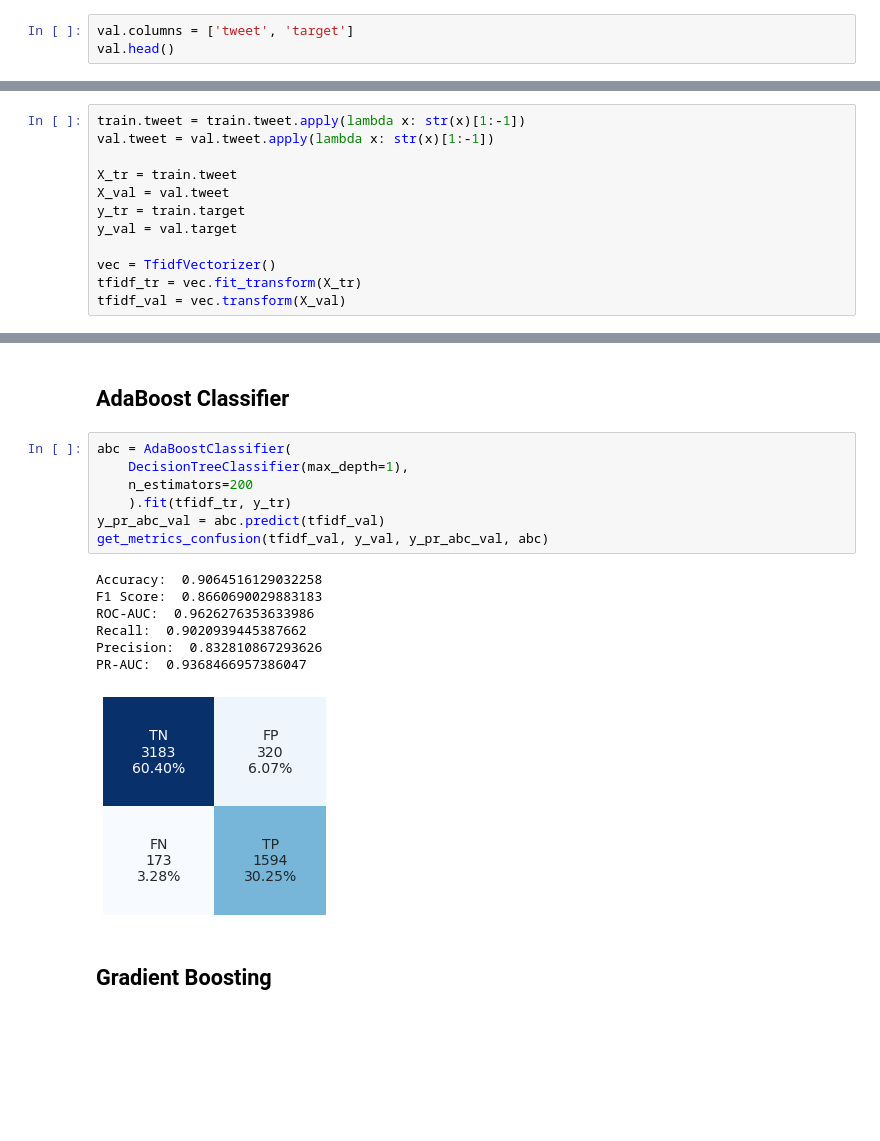
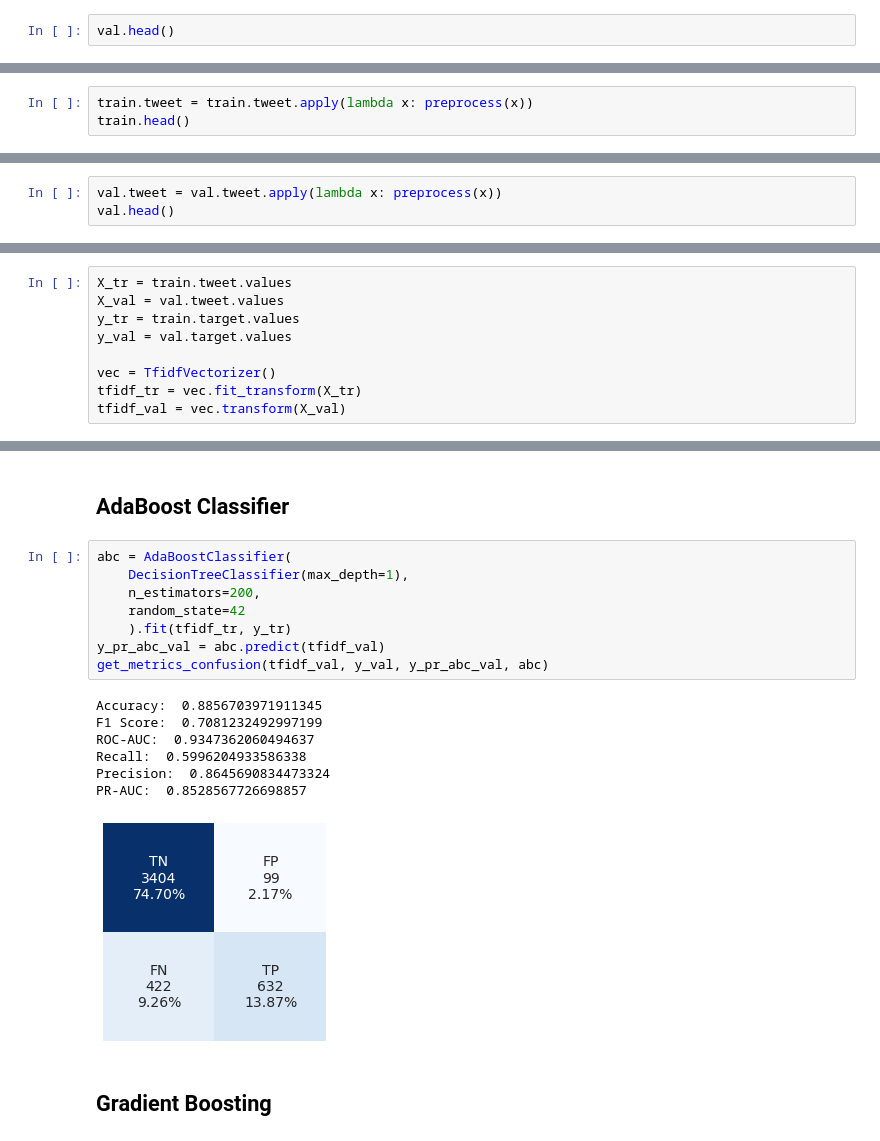
Before and after one commit to datascisteven/Automated-Hate-Tweet-Detection, a Jupyter notebook: notebooks/balanced_modeling.ipynb, the cells around one changed output, grey strips where cells are left out. Saved outputs shown, nothing was run; the diff lists cells and outputs as text; blank space fills up the shorter version.

```diff
--- a/notebooks/balanced_modeling.ipynb
+++ b/notebooks/balanced_modeling.ipynb
@@ -47,6 +58,5 @@ train.target.value_counts()
 Name: target, dtype: int64
 # %%
-val.columns = ['tweet', 'target']
 val.head()
 # %% [output]
 |  | tweet | target |
@@ -57,0 +68,3 @@ val.head()
+# %%
+train.tweet = train.tweet.apply(lambda x: preprocess(x))
+train.head()
@@ -57,0 +78,3 @@ val.head()
+# %%
+val.tweet = val.tweet.apply(lambda x: preprocess(x))
+val.head()
@@ -58,11 +100,8 @@ val.head()
 # %%
-train.tweet = train.tweet.apply(lambda x: str(x)[1:-1])
-val.tweet = val.tweet.apply(lambda x: str(x)[1:-1])
-
-X_tr = train.tweet
-X_val = val.tweet
-y_tr = train.target
-y_val = val.target
+X_tr = train.tweet.values
+X_val = val.tweet.values
+y_tr = train.target.values
+y_val = val.target.values
 
 vec = TfidfVectorizer()
 tfidf_tr = vec.fit_transform(X_tr)
@@ -128,18 +170,19 @@ get_confusion(y_val, y_pr_svc_val)
 # %%
 abc = AdaBoostClassifier(
     DecisionTreeClassifier(max_depth=1),
-    n_estimators=200
+    n_estimators=200,
+    random_state=42
     ).fit(tfidf_tr, y_tr)
 y_pr_abc_val = abc.predict(tfidf_val)
 get_metrics_confusion(tfidf_val, y_val, y_pr_abc_val, abc)
 # %% [output]
-Accuracy:  0.9064516129032258
-F1 Score:  0.8660690029883183
-ROC-AUC:  0.9626276353633986
-Recall:  0.9020939445387662
-Precision:  0.832810867293626
-PR-AUC:  0.9368466957386047
+Accuracy:  0.8856703971911345
+F1 Score:  0.7081232492997199
+ROC-AUC:  0.9347362060494637
+Recall:  0.5996204933586338
+Precision:  0.8645690834473324
+PR-AUC:  0.8528567726698857
-[figure, old version]
+[figure, new version]
 # %% [markdown]
 ## Gradient Boosting
 # %%
```
Also changed, not shown: parts of 57 cells of this notebook, 23 other files.
